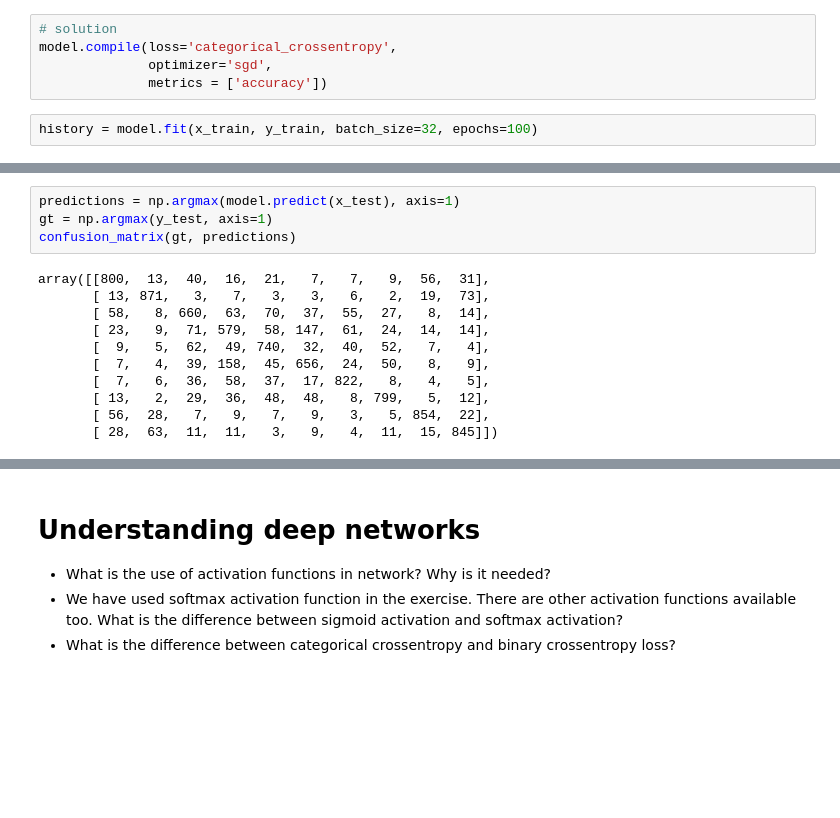
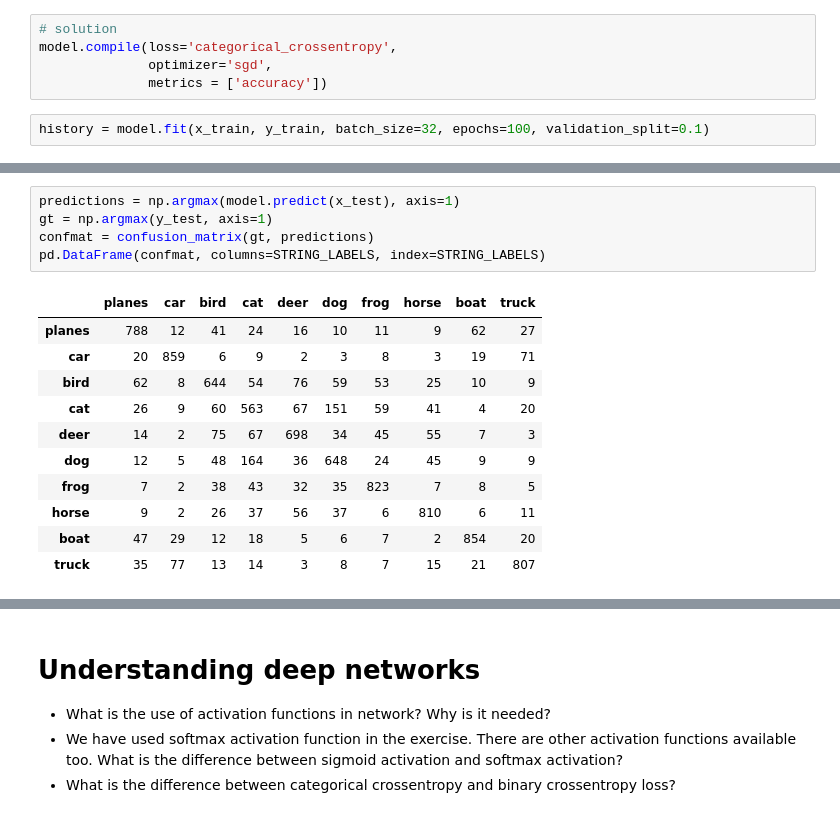
Before and after one commit to UPC-MAI-GitHub/MAI-CV, a Jupyter notebook: P6/p6_image_classification_using_cnn_exercise.ipynb, the cells around one changed output, grey strips where cells are left out. Saved outputs shown, nothing was run; the diff lists cells and outputs as text; blank space fills up the shorter version.

```diff
--- a/P6/p6_image_classification_using_cnn_exercise.ipynb
+++ b/P6/p6_image_classification_using_cnn_exercise.ipynb
@@ -291,6 +364,6 @@ model.compile(loss='categorical_crossentropy',
               optimizer='sgd',
               metrics = ['accuracy'])
 # %%
-history = model.fit(x_train, y_train, batch_size=32, epochs=100)
+history = model.fit(x_train, y_train, batch_size=32, epochs=100, validation_split=0.1)
 # %% [output]
 Epoch 1/100
@@ -313,18 +386,20 @@ Epoch 100/100
 # %%
 predictions = np.argmax(model.predict(x_test), axis=1)
 gt = np.argmax(y_test, axis=1)
-confusion_matrix(gt, predictions)
+confmat = confusion_matrix(gt, predictions)
+pd.DataFrame(confmat, columns=STRING_LABELS, index=STRING_LABELS)
 # %% [output]
-array([[800,  13,  40,  16,  21,   7,   7,   9,  56,  31],
-       [ 13, 871,   3,   7,   3,   3,   6,   2,  19,  73],
-       [ 58,   8, 660,  63,  70,  37,  55,  27,   8,  14],
-       [ 23,   9,  71, 579,  58, 147,  61,  24,  14,  14],
-       [  9,   5,  62,  49, 740,  32,  40,  52,   7,   4],
-       [  7,   4,  39, 158,  45, 656,  24,  50,   8,   9],
-       [  7,   6,  36,  58,  37,  17, 822,   8,   4,   5],
-       [ 13,   2,  29,  36,  48,  48,   8, 799,   5,  12],
-       [ 56,  28,   7,   9,   7,   9,   3,   5, 854,  22],
-       [ 28,  63,  11,  11,   3,   9,   4,  11,  15, 845]])
+|  | planes | car | bird | cat | deer | dog | frog | horse | boat | truck |
+| planes | 788 | 12 | 41 | 24 | 16 | 10 | 11 | 9 | 62 | 27 |
+| car | 20 | 859 | 6 | 9 | 2 | 3 | 8 | 3 | 19 | 71 |
+| bird | 62 | 8 | 644 | 54 | 76 | 59 | 53 | 25 | 10 | 9 |
+| cat | 26 | 9 | 60 | 563 | 67 | 151 | 59 | 41 | 4 | 20 |
+| deer | 14 | 2 | 75 | 67 | 698 | 34 | 45 | 55 | 7 | 3 |
+| dog | 12 | 5 | 48 | 164 | 36 | 648 | 24 | 45 | 9 | 9 |
+| frog | 7 | 2 | 38 | 43 | 32 | 35 | 823 | 7 | 8 | 5 |
+| horse | 9 | 2 | 26 | 37 | 56 | 37 | 6 | 810 | 6 | 11 |
+| boat | 47 | 29 | 12 | 18 | 5 | 6 | 7 | 2 | 854 | 20 |
+| truck | 35 | 77 | 13 | 14 | 3 | 8 | 7 | 15 | 21 | 807 |
 # %%
 test_loss, test_acc = model.evaluate(x_test, y_test)
 print('Test accuracy:', test_acc)
```
Also changed, not shown: parts of 18 cells of this notebook.
